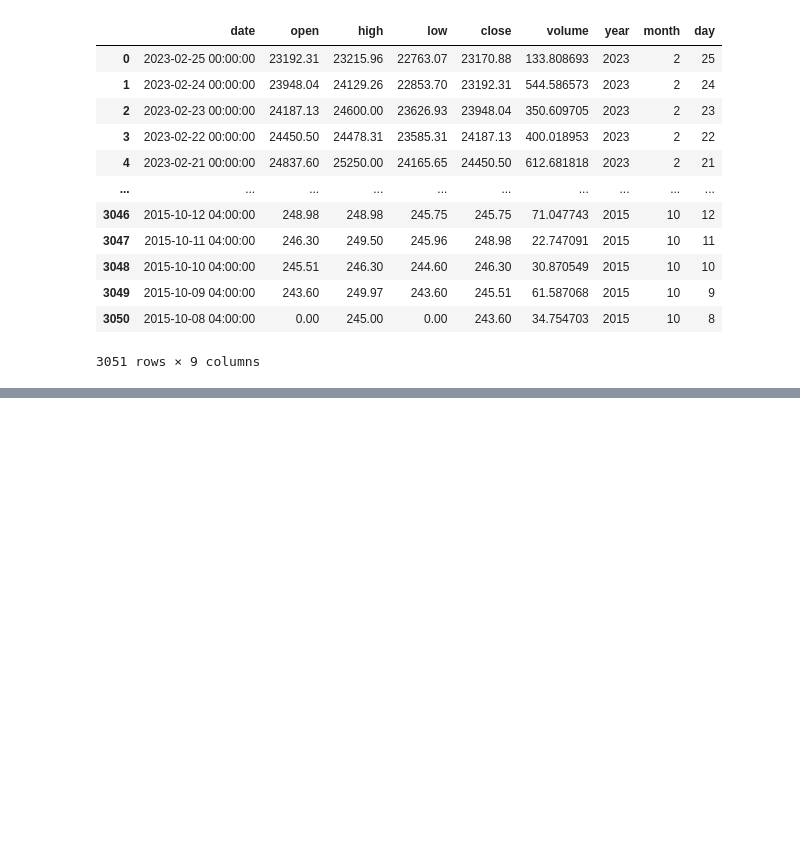
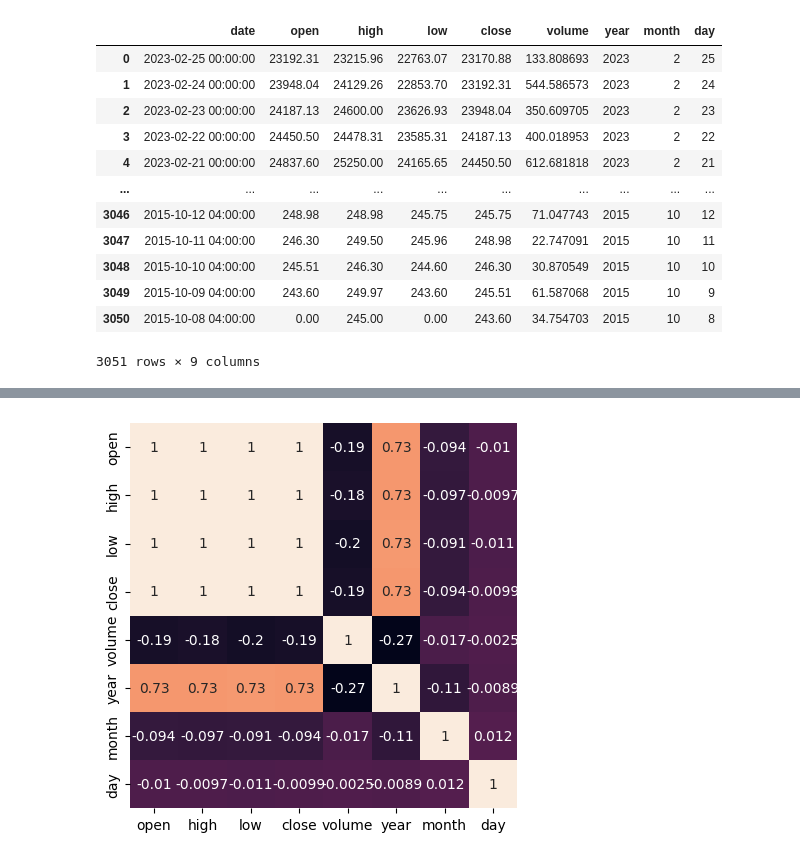
Before and after one commit to hristo-darlyanov/CryptoTradingMLPredictor, a Jupyter notebook: main.ipynb, the cells around one changed output, grey strips where cells are left out. Cells and saved outputs as stored; diff of their text form; code cells hidden in the pictures; blank space fills up the shorter version.

```diff
--- a/main.ipynb
+++ b/main.ipynb
@@ -87,0 +135,6 @@ df
+# %%
+plt.figure(figsize=(5,5))
+sb.heatmap(df.corr(), annot=True, cbar=False)
+plt.show()
+# %% [output]
+[figure, added]
```
Also changed, not shown: parts of 5 cells of this notebook.
